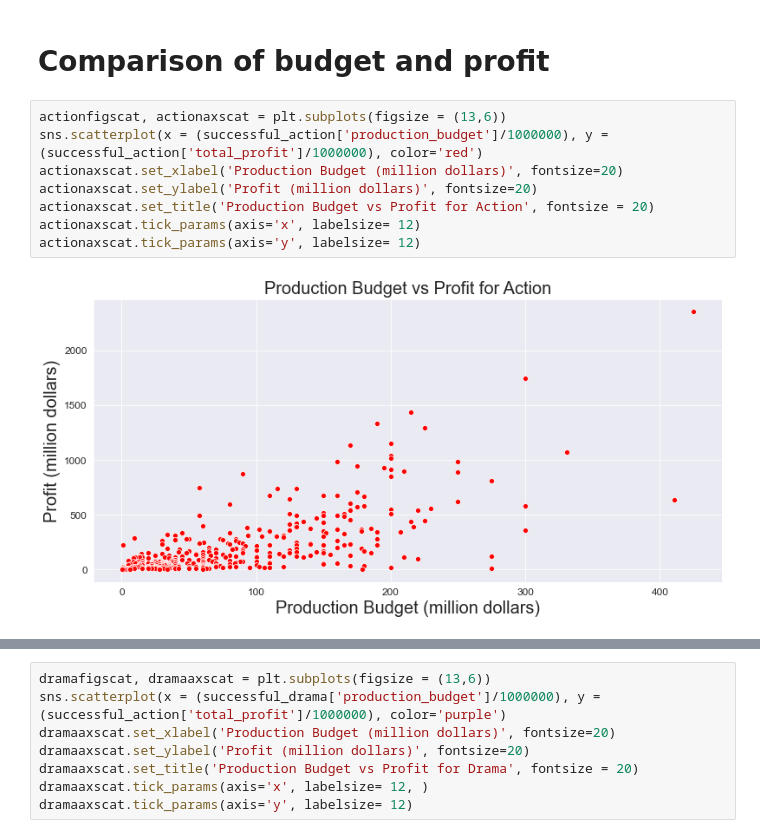
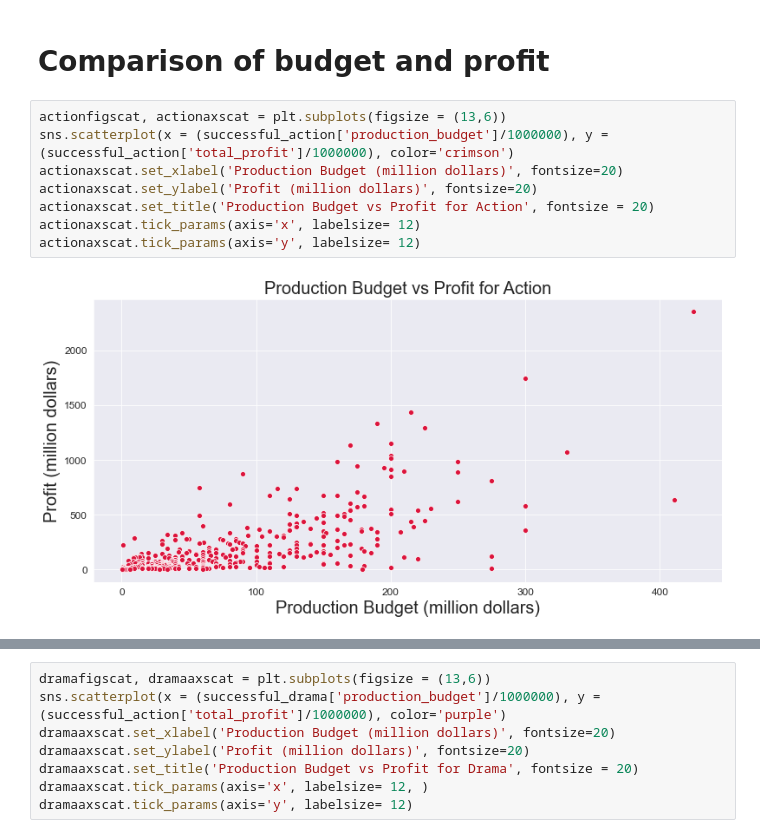
Before and after one commit to kjkahalley/optimal-film-analysis, a Jupyter notebook: master_notebook_kk.ipynb, the cells around one changed output, grey strips where cells are left out. Drawn from its saved outputs; the diff is of its cells as text.

```diff
--- a/master_notebook_kk.ipynb
+++ b/master_notebook_kk.ipynb
@@ -393,13 +393,13 @@ plt.locator_params(axis='x', nbins = 20 )
 # Comparison of budget and profit
 # %%
 actionfigscat, actionaxscat = plt.subplots(figsize = (13,6))
-sns.scatterplot(x = (successful_action['production_budget']/1000000), y = (successful_action['total_profit']/1000000), color='red')
+sns.scatterplot(x = (successful_action['production_budget']/1000000), y = (successful_action['total_profit']/1000000), color='crimson')
 actionaxscat.set_xlabel('Production Budget (million dollars)', fontsize=20)
 actionaxscat.set_ylabel('Profit (million dollars)', fontsize=20)
 actionaxscat.set_title('Production Budget vs Profit for Action', fontsize = 20)
 actionaxscat.tick_params(axis='x', labelsize= 12)
 actionaxscat.tick_params(axis='y', labelsize= 12)
 # %% [output]
-[figure, old version]
+[figure, new version]
 # %%
 comedyfigscat, comedyaxscat = plt.subplots(figsize = (13,6))
```
Also changed, not shown: parts of 5 cells of this notebook.
